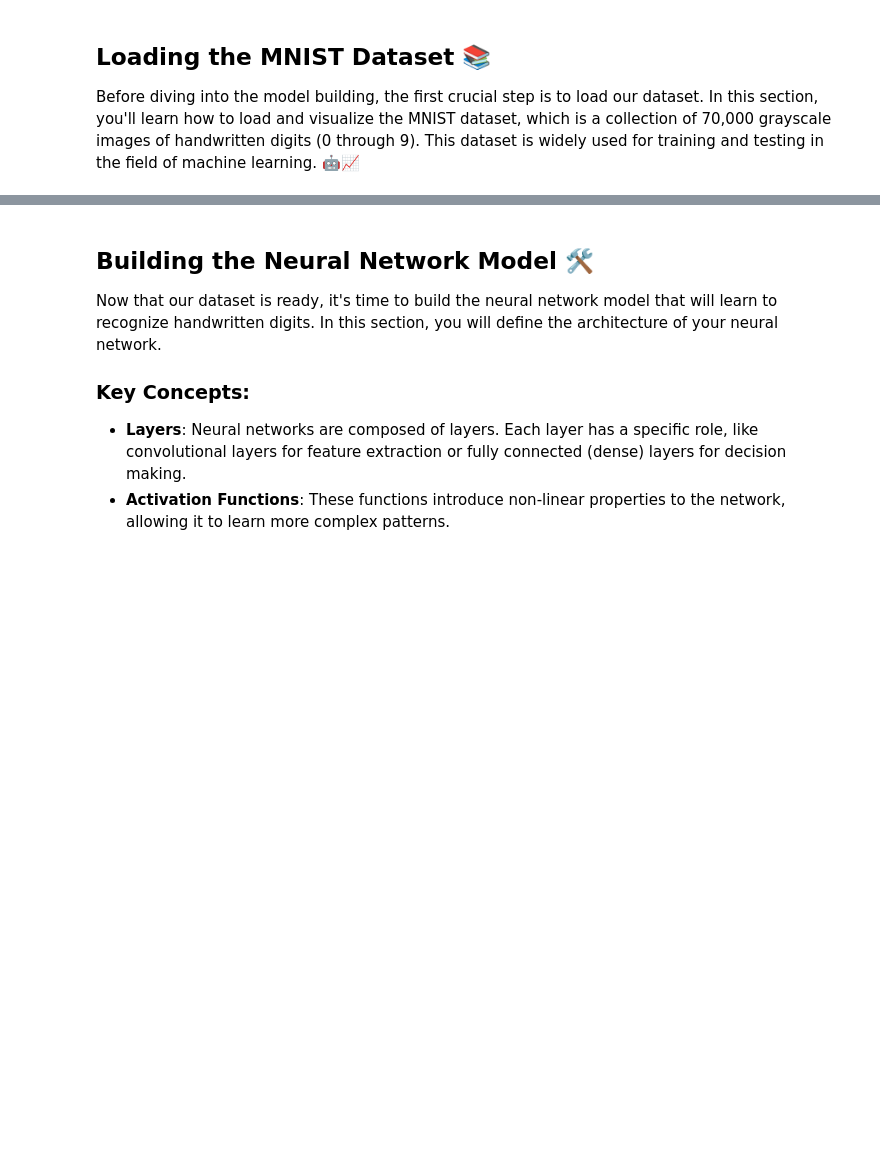
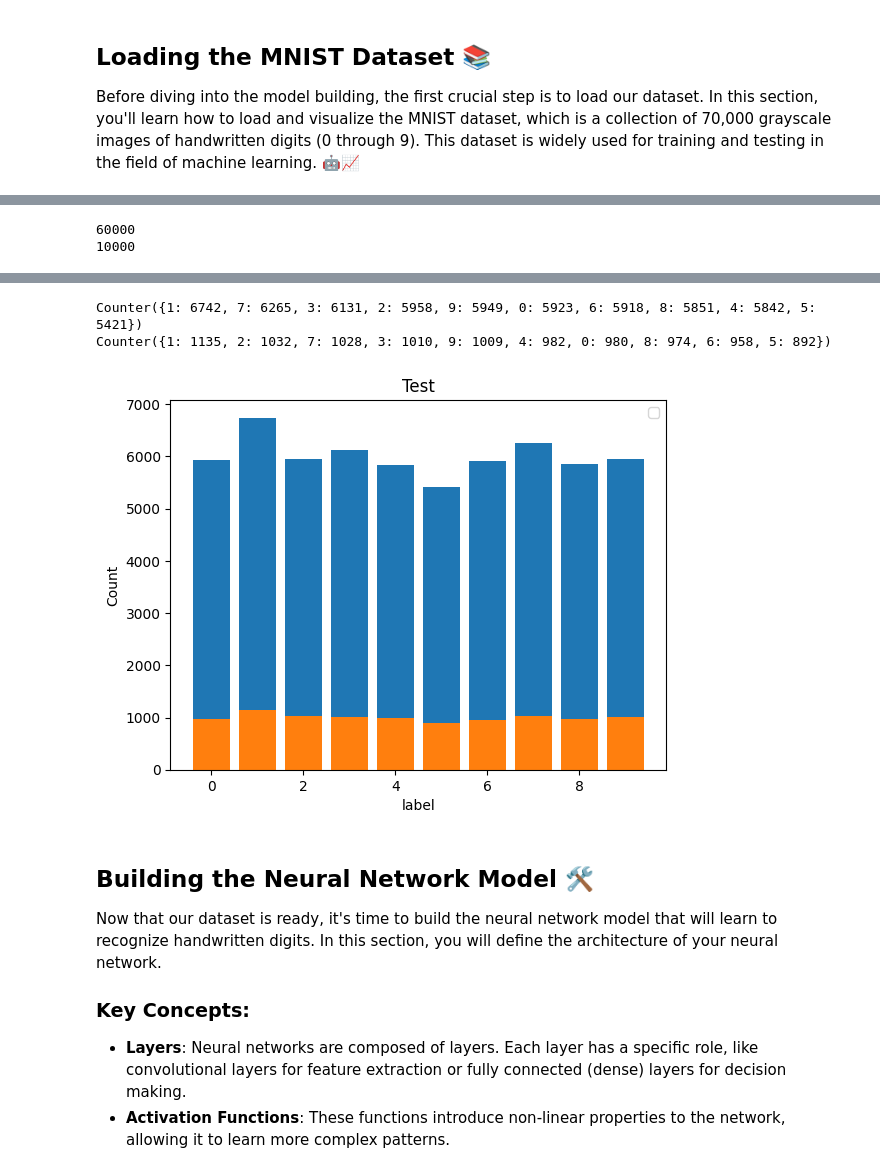
Before and after one commit to rania-azad/DeepLearning-Course---Limiteless, a Jupyter notebook: Project_1_Handwritten_Digit_Recognition.ipynb, the cells around one changed output, grey strips where cells are left out. Saved outputs shown, nothing was run; the diff lists cells and outputs as text; code cells hidden in the pictures; blank space fills up the shorter version.

```diff
--- a/Project_1_Handwritten_Digit_Recognition.ipynb
+++ b/Project_1_Handwritten_Digit_Recognition.ipynb
@@ -37,19 +37,22 @@ Remember, the goal of this project is not just to build a model but to experimen
 Before diving into the model building, the first crucial step is to load our dataset. In this section, you'll learn how to load and visualize the MNIST dataset, which is a collection of 70,000 grayscale images of handwritten digits (0 through 9). This dataset is widely used for training and testing in the field of machine learning. 🤖📈
 # %%
 # Import necessary libraries
+# Torch contains all the necessary libraries for Deep Learning
 import torch
+# Torchvision contains different standard Datasets
 from torchvision import datasets, transforms
 from torch.utils.data import DataLoader
 
-# TODO: Define a transform to normalize the data
-transform = transforms.Compose([
-    # TODO: Add necessary transformations
-])
+# Transformations applied on each image
+# Transform is used to chain multiple transformation together, here we have:
+# convert image to pytorch/tensor type, and normalize the images to speed the process {computation and save memory},
+transform = transforms.Compose([transforms.ToTensor(),
+                                transforms.Normalize((0.5,), (0.5,))])
 
-# TODO: Load the MNIST dataset
+# TODO: Load the MNIST Desitnation of Download Destination -  download which type (train or test) - List of functions
 train_set = datasets.MNIST(root='./data', train=True, download=True, transform=transform)
 test_set = datasets.MNIST(root='./data', train=False, download=True, transform=transform)
 
-# TODO: Create data loaders
+# TODO: Create data loaders - we do not shuffle in predicting next word or time series or sequences (order relation)
 train_loader = DataLoader(train_set, batch_size=64, shuffle=True)
 test_loader = DataLoader(test_set, batch_size=64, shuffle=False)
@@ -56,2 +91,30 @@ test_loader = DataLoader(test_set, batch_size=64, shuffle=False)
 # %%
 # TODO: Figure out how many images are in the train_set and test_set.
+print(len(train_set))
+print(len(test_set))
+# %% [output]
+60000
+10000
+# %%
+import matplotlib.pyplot as plt
+from collections import Counter
+
+train_labels= train_set.targets
+test_labels= test_set.targets
+train_counter = Counter(train_labels.numpy())
+test_counter = Counter(test_labels.numpy())
+
+print(train_counter)
+print(test_counter)
+
+def plot_histogram(counter, title):
+    plt.bar(counter.keys(), counter.values())
+    plt.title(title)
+    plt.xlabel("label")
+    plt.ylabel("Count")
+    plt.legend()
+    plt.show
+
+plot_histogram(train_counter, 'Train')
+plot_histogram(test_counter, "Test")
+# %% [output]
@@ -58,3 +123,6 @@ test_loader = DataLoader(test_set, batch_size=64, shuffle=False)
+Counter({1: 6742, 7: 6265, 3: 6131, 2: 5958, 9: 5949, 0: 5923, 6: 5918, 8: 5851, 4: 5842, 5: 5421})
+Counter({1: 1135, 2: 1032, 7: 1028, 3: 1010, 9: 1009, 4: 982, 0: 980, 8: 974, 6: 958, 5: 892})
+[figure, added]
 # %% [markdown]
 ## Building the Neural Network Model 🛠️
 
```
Also changed, not shown: parts of 10 cells of this notebook.
